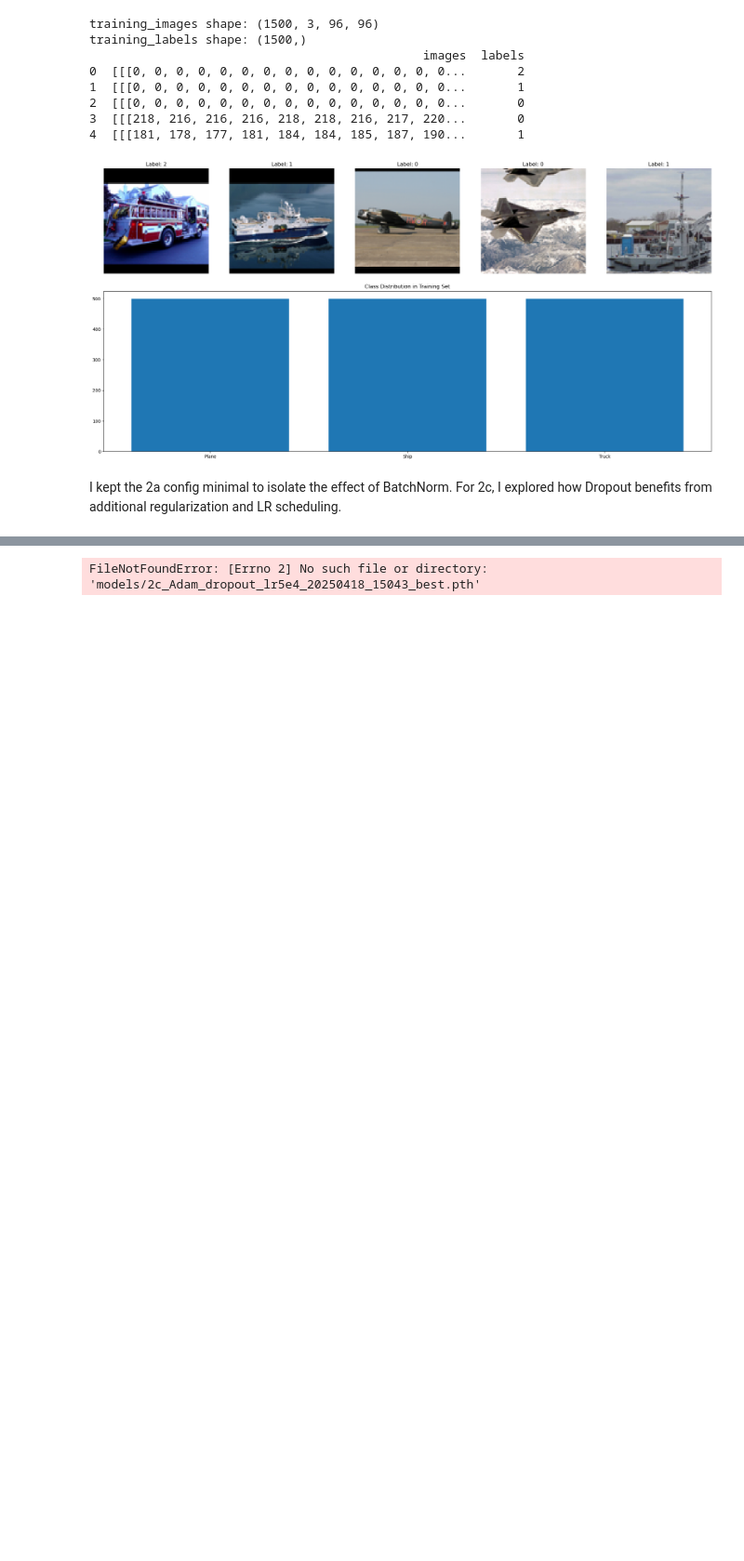
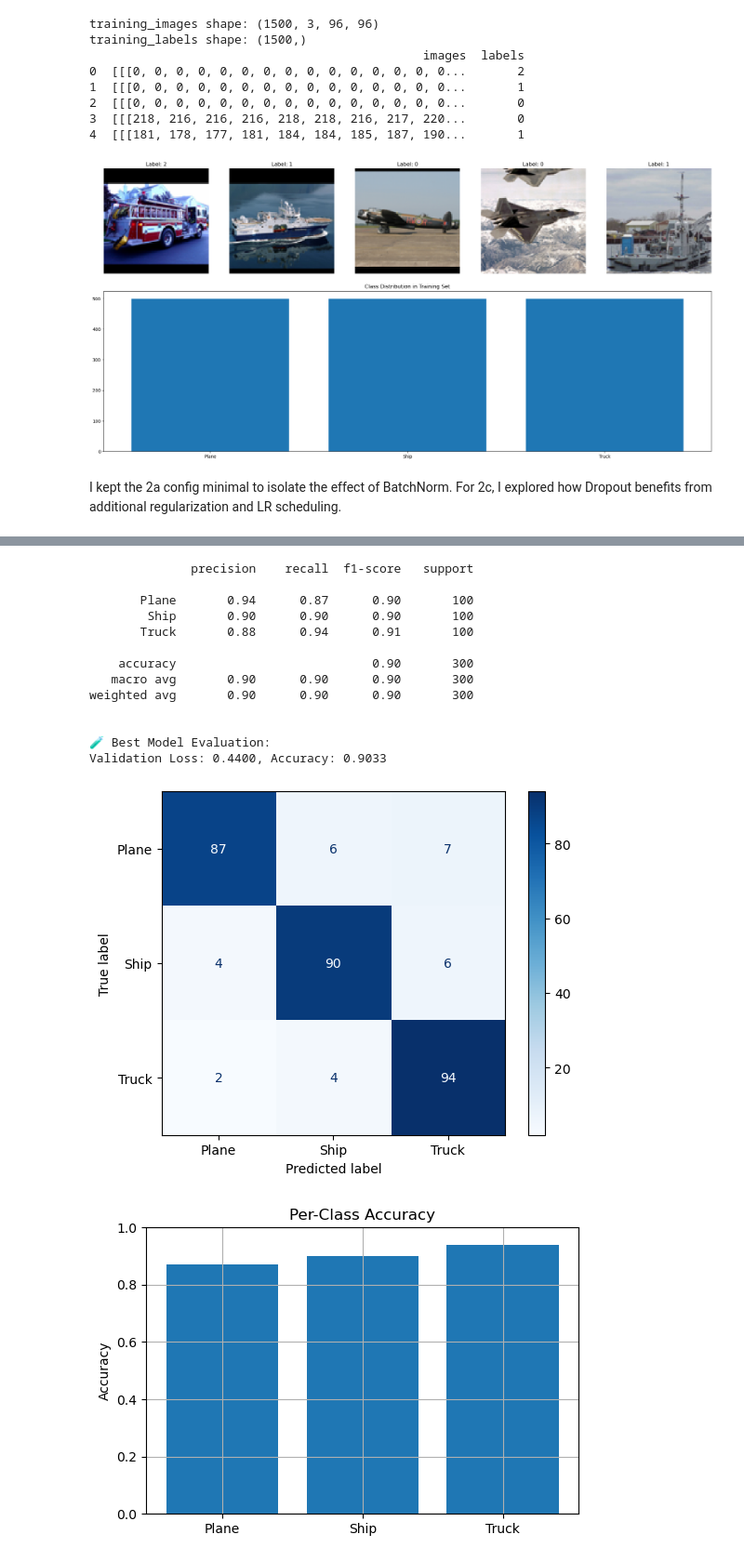
Before and after one commit to tihassfjord/FYS3033DL, a Jupyter notebook: newmain.ipynb, the cells around one changed output, grey strips where cells are left out. Shown at 93% size. Cells and saved outputs as stored; diff of their text form; code cells hidden in the pictures; blank space fills up the shorter version.

```diff
--- a/newmain.ipynb
+++ b/newmain.ipynb
@@ -548,34 +597,105 @@ Patience remaining: 8
 
 import torch
 from src.vgg11bn import VGG11BN
 from src.evaluation import classification_summary, plot_confusion_matrix, plot_multiclass_roc
 from torch import nn
 
+
+from torch.utils.data import DataLoader
+from src.utils import ImageDataset, set_seed, print_framed_metrics
+from src.vgg11bn import VGG11BN
+from src.train import train_model
+from src.evaluation import classification_summary, plot_confusion_matrix, plot_per_class_accuracy
+import torch
+import torch.nn as nn
+import torch.optim as optim
+from torch.optim.lr_scheduler import StepLR
+from torchvision import transforms
+
+# Defining data augmentation transforms for training
+train_transform = transforms.Compose([
+    transforms.ToPILImage(),
+    transforms.RandomHorizontalFlip(),
+    transforms.RandomRotation(10),
+    transforms.RandomResizedCrop(96, scale=(0.8, 1.0)),
+    transforms.ColorJitter(brightness=0.2, contrast=0.2, saturation=0.2),
+    transforms.ToTensor(),
+    transforms.Normalize(mean=[0.5]*3, std=[0.5]*3)
+])
+
+# Define validation transforms (no augmentation)
+val_transform = transforms.Compose([
+    transforms.ToPILImage(),
+    transforms.Resize((96, 96)),
+    transforms.ToTensor(),
+    transforms.Normalize(mean=[0.5]*3, std=[0.5]*3)
+])
+
+
+# Prepare datasets once
+train_dataset = ImageDataset(train_images, train_labels, transform=train_transform)
+val_dataset = ImageDataset(val_images, val_labels, transform=val_transform)
+# Create dataloaders with specified batch size
+dataloaders = {
+    'train': DataLoader(
+        train_dataset,
+        batch_size=32,
+        shuffle=True,
+        pin_memory=True
+    ),
+    'val': DataLoader(
+        val_dataset,
+        batch_size=32,
+        shuffle=False,
+        pin_memory=True
+    )
+}
+
+
+# Set seed and device
+set_seed(42)
+
+device = torch.device("cuda" if torch.cuda.is_available() else "cpu")
 # === Replace this with the actual path to your best model ===
-best_model_path = "models/2c_Adam_dropout_lr5e4_20250418_15043_best.pth"
-
+# best_model_path = "models/2c_Adam_dropout_sched_bs32_20250418_15043_best.pth"
+best_model_path = "C:/Users/tihas/OneDrive - UiT Office 365/A_UIT/FYS-3033/HOME_EXAM/FYS3033DL/models/2c_Adam_dropout_sched_bs32_20250418_150043_best.pth"
+# best_model_path = "C:/Users/tihas/OneDrive - UiT Office 365/A_UIT/FYS-3033/HOME_EXAM/FYS3033DL/models/2c_SGD_dropout_sched_bs32_20250418_145552_best.pth"
 # === Rebuild the same model architecture as used during training ===
 model = VGG11BN(num_classes=3, dropout=True)  # <-- Set dropout=True/False as used in training
 model.load_state_dict(torch.load(best_model_path))
 model.to(device)
 model.eval()
 
 # === Loss function (same as training) ===
 criterion = nn.CrossEntropyLoss()
 
 # === Evaluate and print classification summary ===
 val_loss, val_acc, y_true, y_pred = classification_summary(
     model=model,
     dataloader=dataloaders["val"],
     criterion=criterion,
     device=device,
     class_names=['Plane', 'Ship', 'Truck']
 )
 
 print(f"\n🧪 Best Model Evaluation:\nValidation Loss: {val_loss:.4f}, Accuracy: {val_acc:.4f}")
 
 # === Optional plots ===
 plot_confusion_matrix(model, dataloaders['val'], device, class_names=['Plane', 'Ship', 'Truck'])
-plot_multiclass_roc(model, dataloaders['val'], device, num_classes=3, class_names=['Plane', 'Ship', 'Truck'])
+plot_per_class_accuracy(y_true, y_pred, class_names=['Plane', 'Ship', 'Truck'])
 # %% [output]
-FileNotFoundError: [Errno 2] No such file or directory: 'models/2c_Adam_dropout_lr5e4_20250418_15043_best.pth'
+              precision    recall  f1-score   support
+
+       Plane       0.94      0.87      0.90       100
+        Ship       0.90      0.90      0.90       100
+       Truck       0.88      0.94      0.91       100
+
+    accuracy                           0.90       300
+   macro avg       0.90      0.90      0.90       300
+weighted avg       0.90      0.90      0.90       300
+
+
+🧪 Best Model Evaluation:
+Validation Loss: 0.4400, Accuracy: 0.9033
+[figure, added]
+[figure, added]
```
Also changed, not shown: parts of 10 cells of this notebook, 51 other files.
